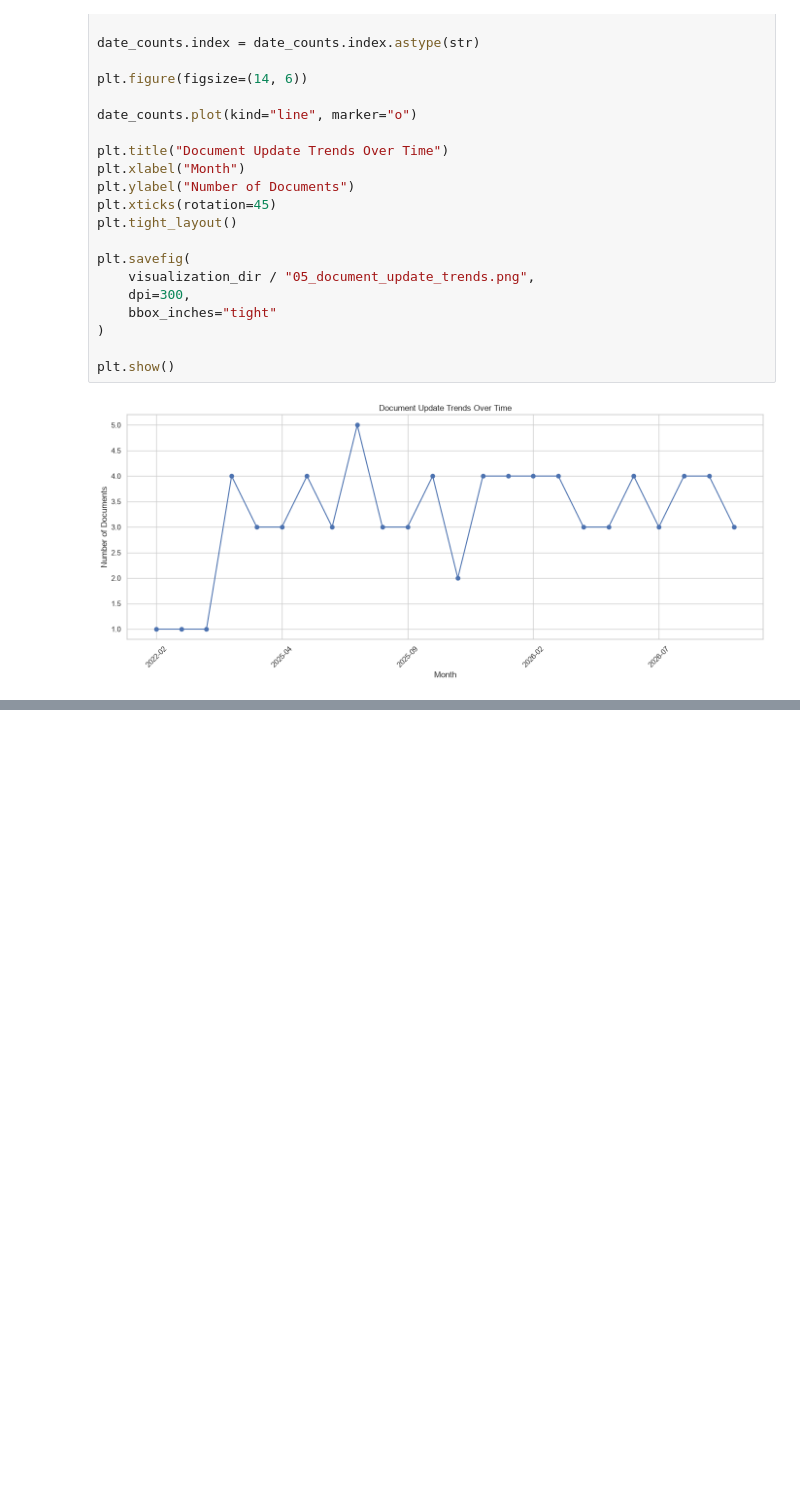
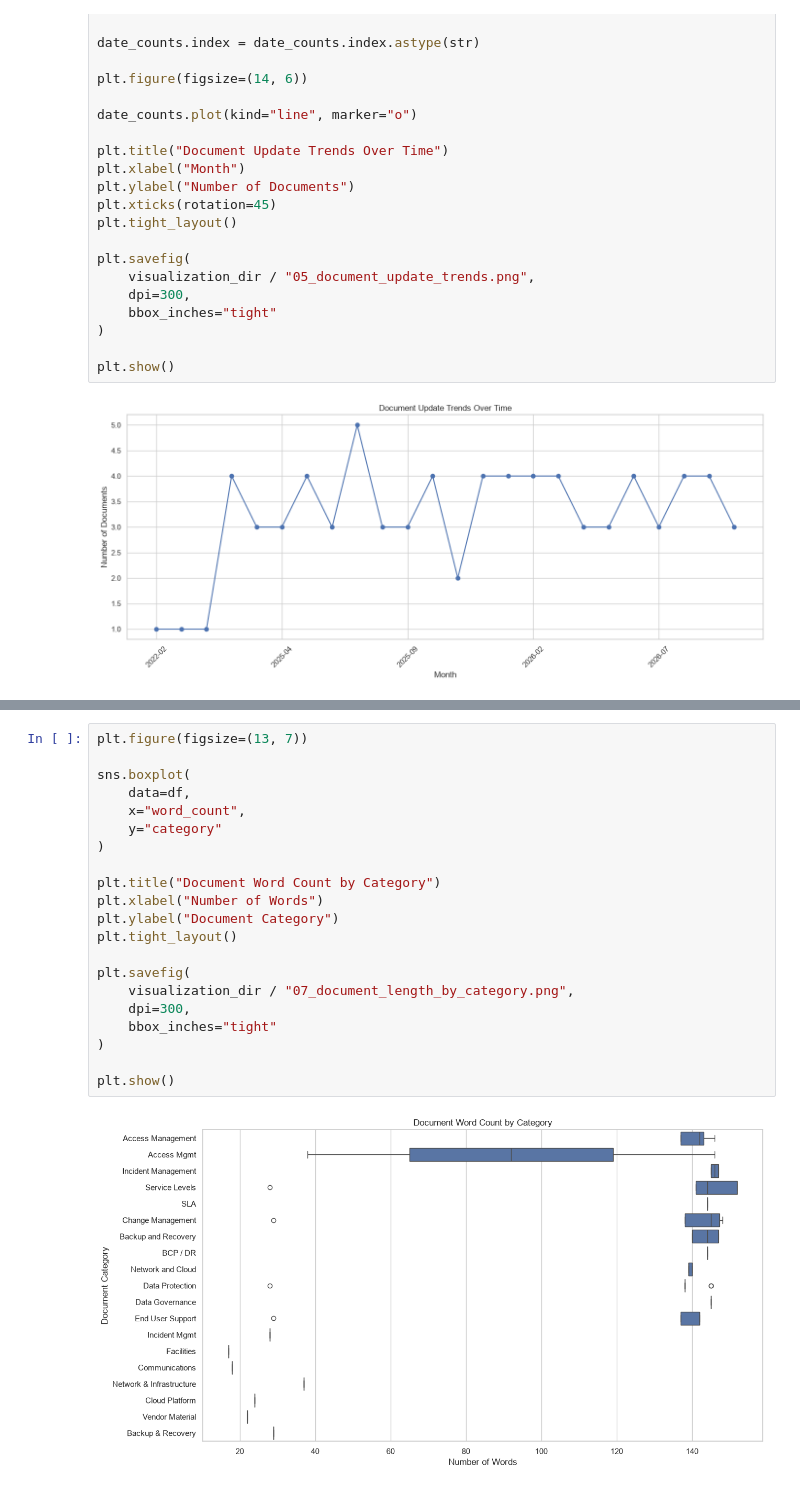
Before and after one commit to anurag-insights/RAG-Based-AI-Document-Assistant-, a Jupyter notebook: notebooks/01_EDA.ipynb, the cells around one changed output, grey strips where cells are left out. Cells and saved outputs as stored; diff of their text form; blank space fills up the shorter version.

```diff
--- a/notebooks/01_EDA.ipynb
+++ b/notebooks/01_EDA.ipynb
@@ -643,0 +772,23 @@ plt.show()
+# %%
+plt.figure(figsize=(13, 7))
+
+sns.boxplot(
+    data=df,
+    x="word_count",
+    y="category"
+)
+
+plt.title("Document Word Count by Category")
+plt.xlabel("Number of Words")
+plt.ylabel("Document Category")
+plt.tight_layout()
+
+plt.savefig(
+    visualization_dir / "07_document_length_by_category.png",
+    dpi=300,
+    bbox_inches="tight"
+)
+
+plt.show()
+# %% [output]
+[figure, added]
```
Also changed, not shown: parts of 9 cells of this notebook.
